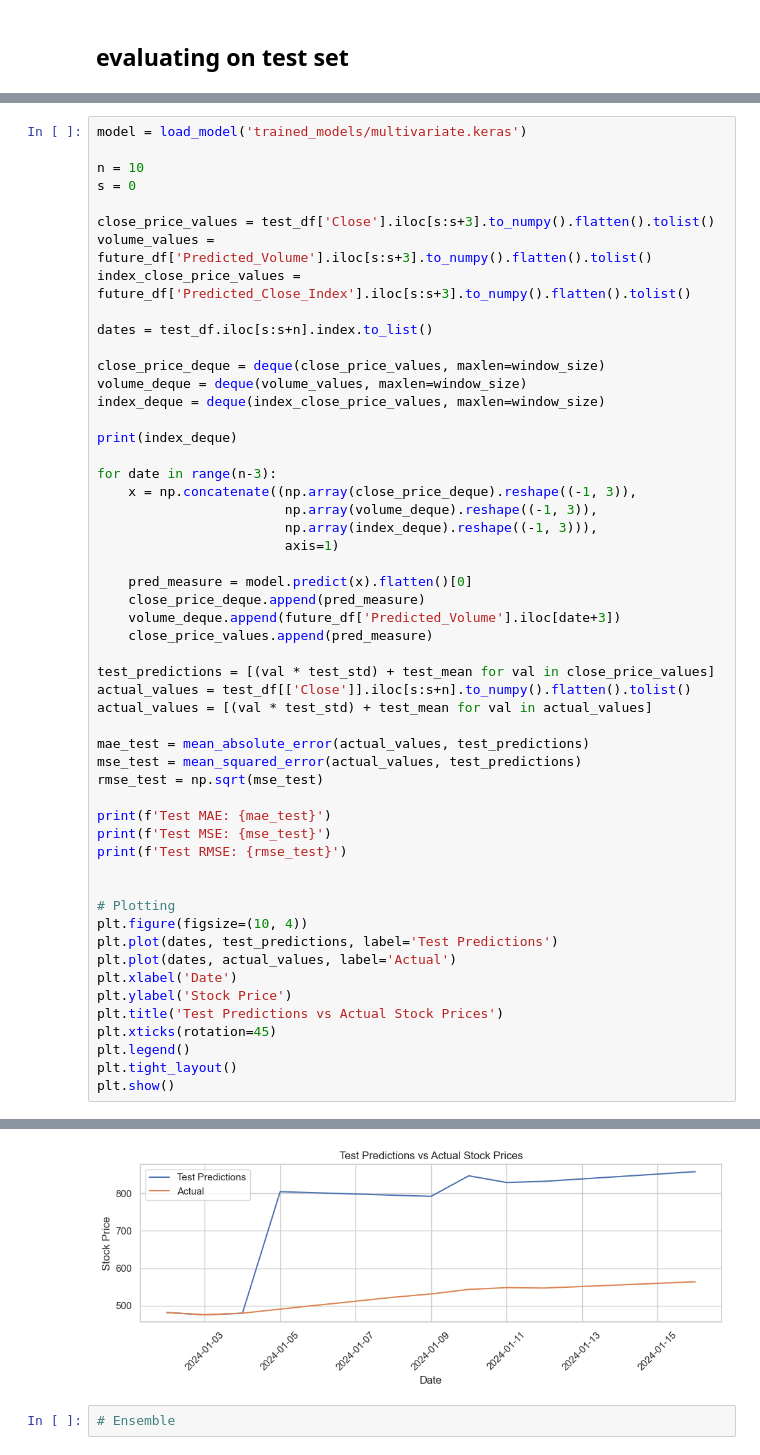
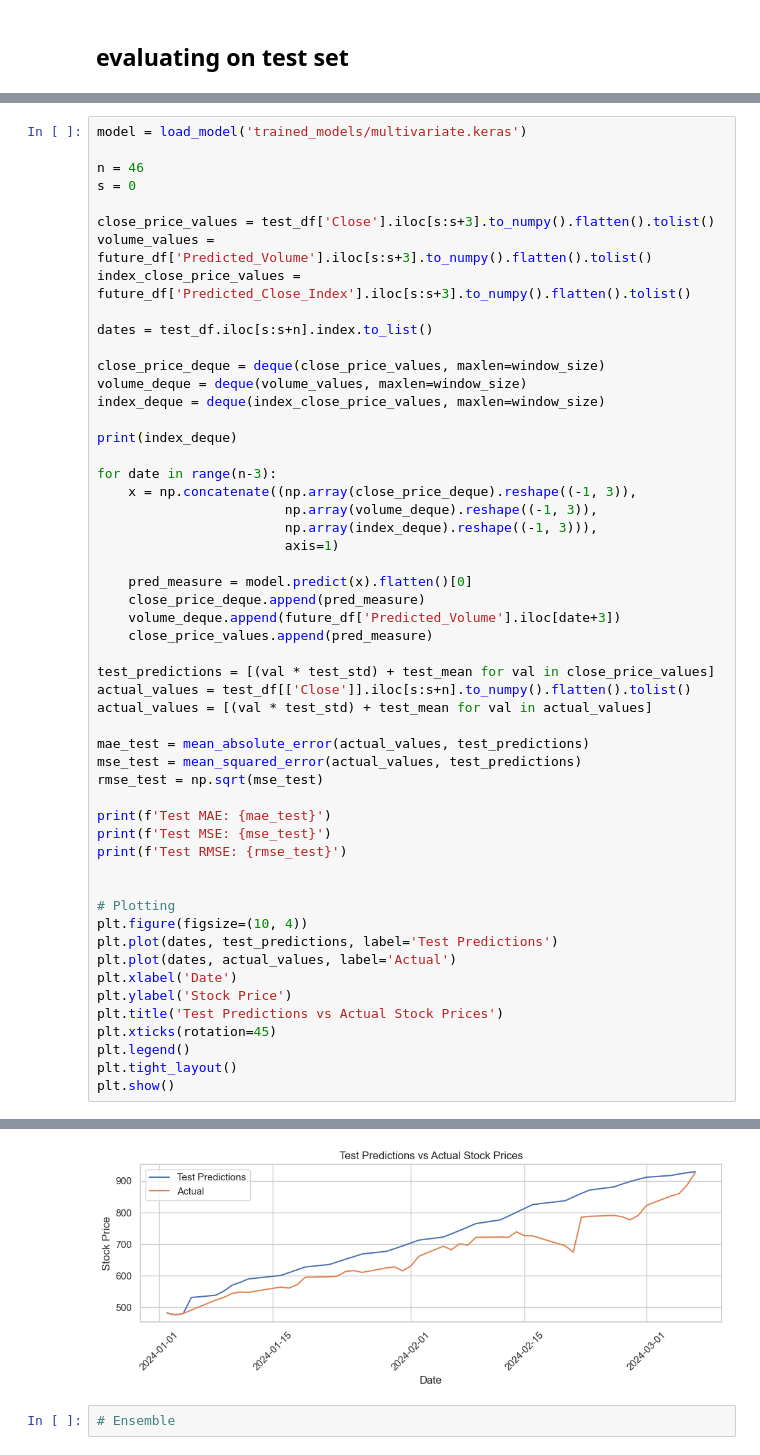
Before and after one commit to GustavLundberg1/LSTM-Neural-Network-for-Stock-Market-prediciton, a Jupyter notebook: main.ipynb, the cells around one changed output, grey strips where cells are left out. Drawn from its saved outputs; the diff is of its cells as text.

```diff
--- a/main.ipynb
+++ b/main.ipynb
@@ -975,7 +979,7 @@ future_df
 # %%
 model = load_model('trained_models/multivariate.keras')
 
-n = 10
+n = 46
 s = 0
 
 close_price_values = test_df['Close'].iloc[s:s+3].to_numpy().flatten().tolist()
@@ -1040,4 +1050,4 @@ Test RMSE: 240.43339555637843
-[figure, old version]
+[figure, new version]
 # %%
 # Ensemble
 # %%
```
Also changed, not shown: parts of 4 cells of this notebook, 1 other file.
